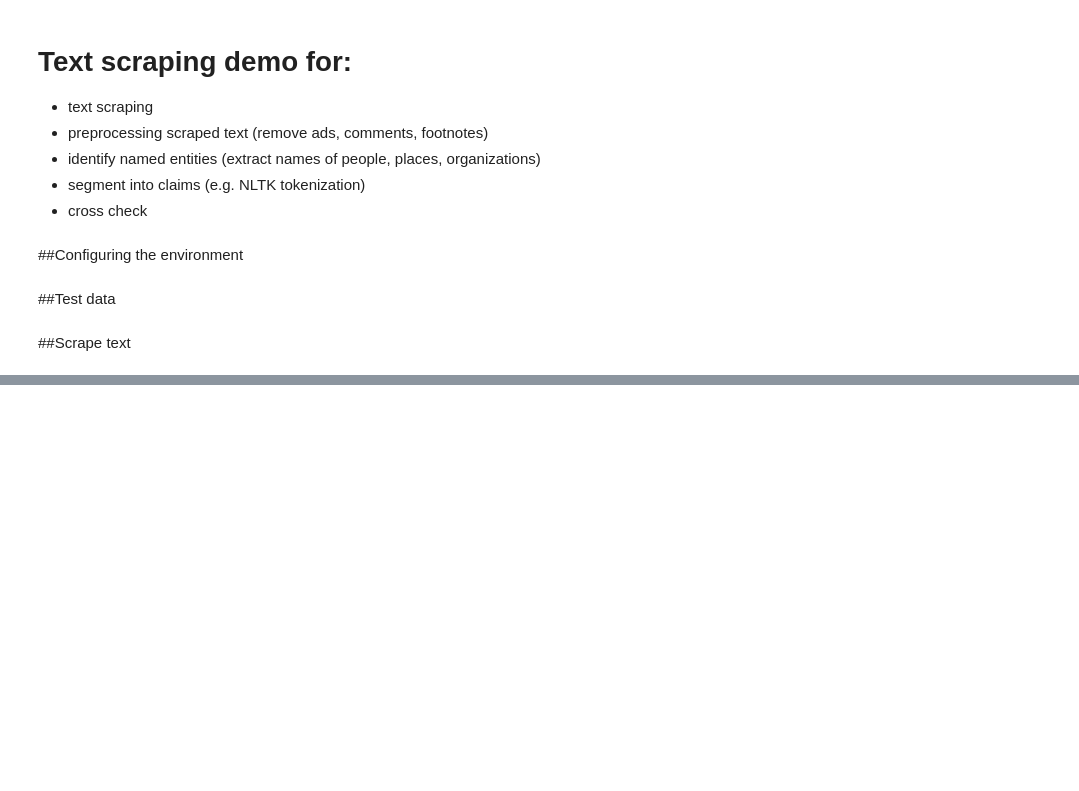
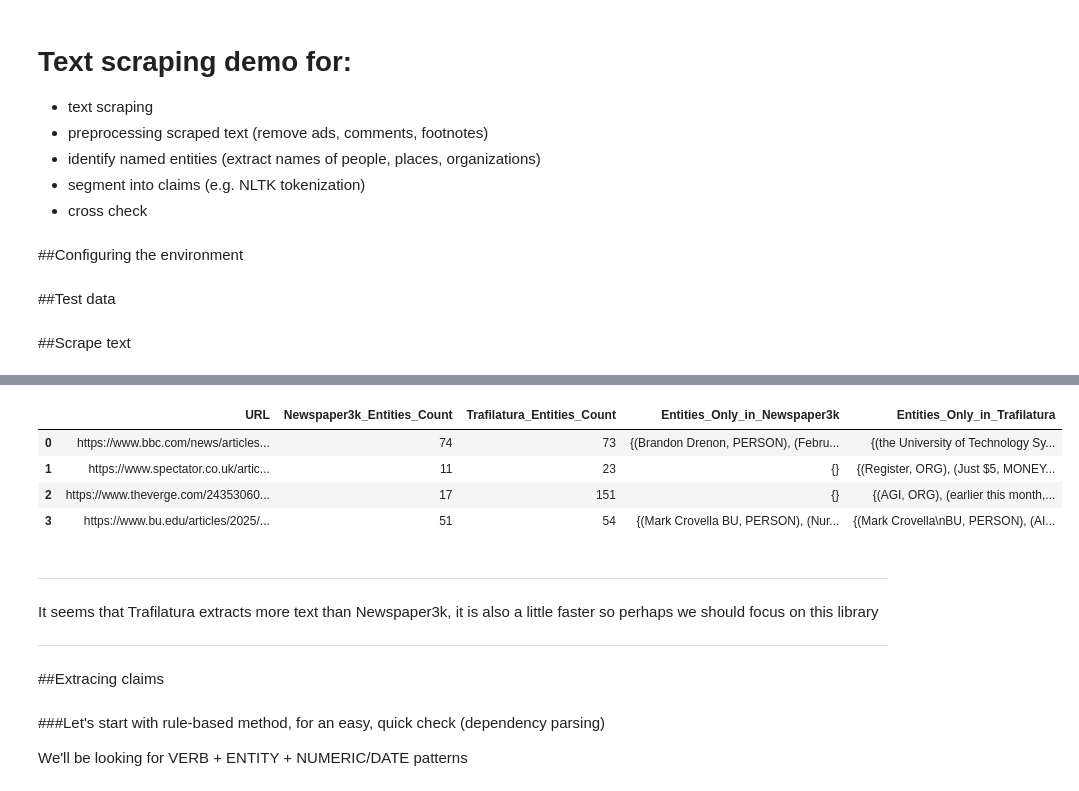
Before and after one commit to szezlong/Articles_Evaluation, a Jupyter notebook: AI_Detection_Expansion.ipynb, the cells around one changed output, grey strips where cells are left out. Saved outputs shown, nothing was run; the diff lists cells and outputs as text; code cells hidden in the pictures; blank space fills up the shorter version.

```diff
--- a/AI_Detection_Expansion.ipynb
+++ b/AI_Detection_Expansion.ipynb
@@ -733,0 +729,57 @@ test_1
+# %%
+import spacy
+import pandas as pd
+
+nlp = spacy.load("en_core_web_sm")
+
+def extract_entities(text):
+    doc = nlp(text)
+    return set((ent.text.strip(), ent.label_) for ent in doc.ents)
+
+def compare_entities_bulk(urls):
+    results = []
+
+    for url in urls:
+        np_text, np_time = scrape_text_newspaper3k(url)
+        tr_text, tr_time = scrape_text_trafilatura(url)
+
+        np_entities = extract_entities(np_text)
+        tr_entities = extract_entities(tr_text)
+
+        only_in_np = np_entities - tr_entities
+        only_in_tr = tr_entities - np_entities
+
+        results.append({
+            'URL': url,
+            'Newspaper3k_Entities_Count': len(np_entities),
+            'Trafilatura_Entities_Count': len(tr_entities),
+            'Entities_Only_in_Newspaper3k': only_in_np,
+            'Entities_Only_in_Trafilatura': only_in_tr
+        })
+
+    return pd.DataFrame(results)
+# %%
+entity_comparison_df = compare_entities_bulk(test_urls_1)
+
+entity_comparison_df
+# %% [output]
+|  | URL | Newspaper3k_Entities_Count | Trafilatura_Entities_Count | Entities_Only_in_Newspaper3k | Entities_Only_in_Trafilatura |
+| 0 | https://www.bbc.com/news/articles... | 74 | 73 | {(Brandon Drenon, PERSON), (Febru... | {(the University of Technology Sy... |
+| 1 | https://www.spectator.co.uk/artic... | 11 | 23 | {} | {(Register, ORG), (Just $5, MONEY... |
+| 2 | https://www.theverge.com/24353060... | 17 | 151 | {} | {(AGI, ORG), (earlier this month,... |
+| 3 | https://www.bu.edu/articles/2025/... | 51 | 54 | {(Mark Crovella BU, PERSON), (Nur... | {(Mark Crovella\nBU, PERSON), (AI... |
+# %% [markdown]
+
+
+---
+
+It seems that Trafilatura extracts more text than Newspaper3k, it is also a little faster so perhaps we should focus on this library
+
+
+---
+# %% [markdown]
+##Extracing claims
+# %% [markdown]
+###Let's start with rule-based method, for an easy, quick check (dependency parsing)
+
+We'll be looking for VERB + ENTITY + NUMERIC/DATE patterns
```
Also changed, not shown: parts of 7 cells of this notebook.
